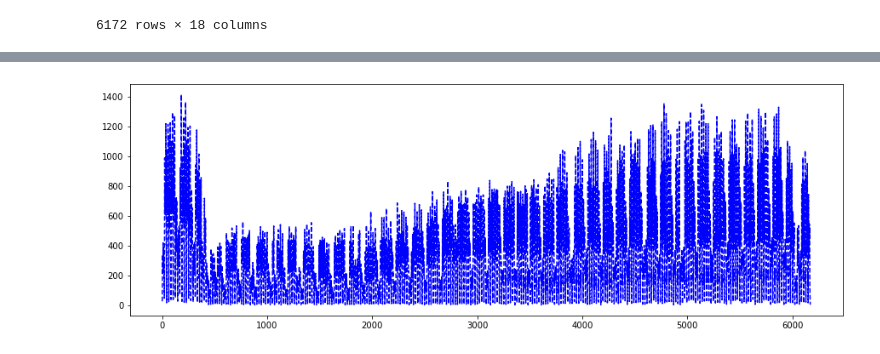
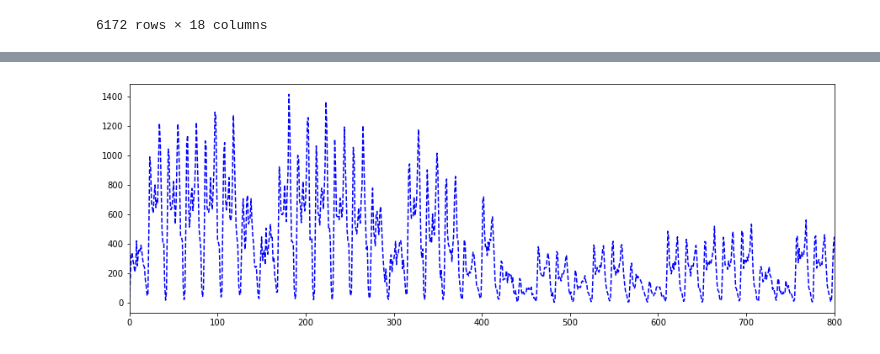
Before and after one commit to medeirosvictor/ds-mobilidade-urbana-fortaleza, a Jupyter notebook: PrevEmbarque-RedeNeural-ComoSerieTemporal.ipynb, the cells around one changed output, grey strips where cells are left out. Drawn from its saved outputs; the diff is of its cells as text; code cells hidden in the pictures.

```diff
--- a/PrevEmbarque-RedeNeural-ComoSerieTemporal.ipynb
+++ b/PrevEmbarque-RedeNeural-ComoSerieTemporal.ipynb
@@ -81,8 +81,8 @@ df_dados_model
 # %%
 plt.figure(figsize=(15,5))
 plt.plot(range(len(df_dados)),df_dados['validations_per_hour'], 'b--')
-# plt.xlim(300,400)
+plt.xlim(0,800)
 plt.show()
 # %% [output]
-[figure, old version]
+[figure, new version]
 # %%
```
Also changed, not shown: parts of 15 cells of this notebook, 2 other files.
